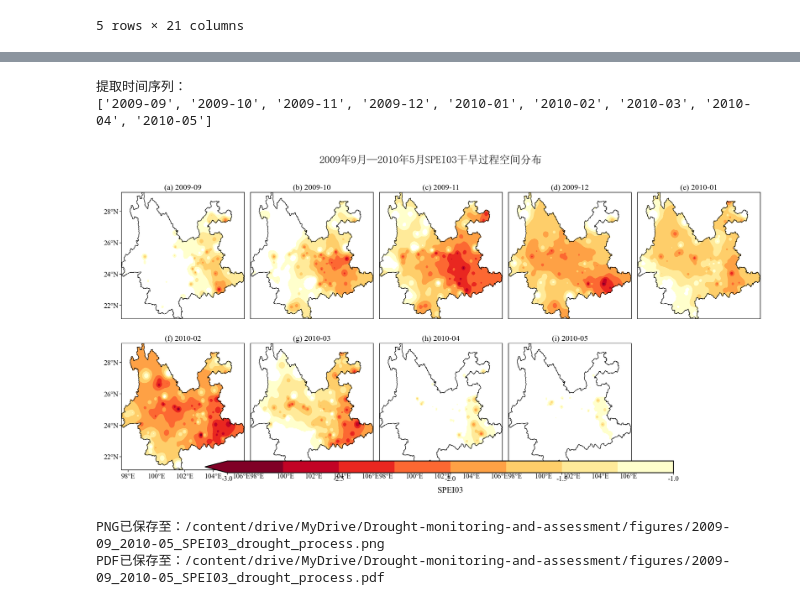
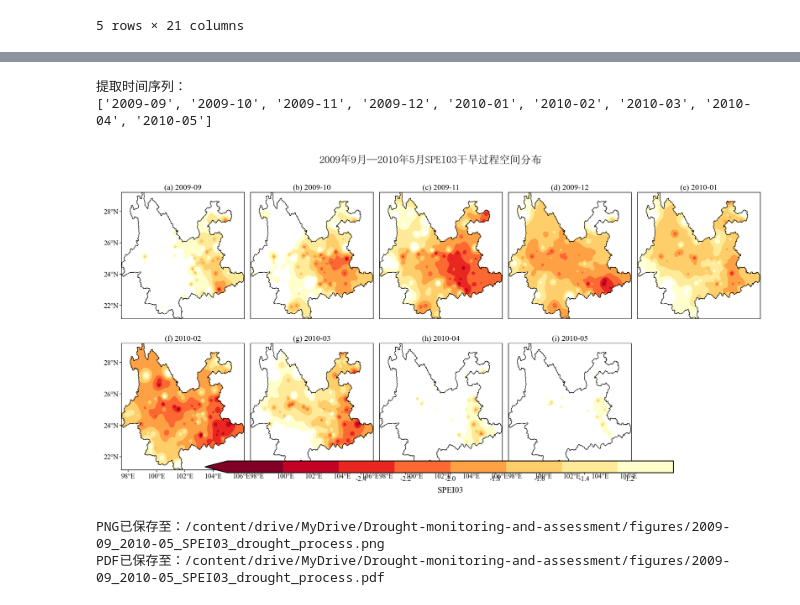
Before and after one commit to hongxu-yn/Drought-monitoring-and-assessment, a Jupyter notebook: src/气象干旱时空格局.ipynb, the cells around one changed output, grey strips where cells are left out. Cells and saved outputs as stored; diff of their text form; code cells hidden in the pictures.

```diff
--- a/src/气象干旱时空格局.ipynb
+++ b/src/气象干旱时空格局.ipynb
@@ -3013,7 +3013,7 @@ cbar = fig.colorbar(
     extend="min"
 )
 
-cbar_ticks = [-3.0, -2.5, -2.0, -1.5, -1.0]
+cbar_ticks = [-2.4,-2.2,-2.0, -1.8, -1.6, -1.4, -1.2]
 cbar.set_ticks(cbar_ticks)
 cbar.set_ticklabels([f"{v:.1f}" for v in cbar_ticks])
 cbar.ax.minorticks_off()
@@ -3031,33 +3031,33 @@ for label in cbar.ax.get_xticklabels():
     label.set_fontsize(6.5)
 
 # =====================================================
 # 11. 总标题与保存
 # =====================================================
 fig.suptitle(
     "2009年9月—2010年5月SPEI03干旱过程空间分布",
     fontproperties=font_zh,
     fontsize=10,
     y=0.98
 )
 
 plt.subplots_adjust(
     left=0.05,
     right=0.98,
     top=0.90,
     bottom=0.12,
     wspace=0.05,
     hspace=0.12
 )
 
 fig.savefig(out_png, dpi=300, bbox_inches="tight")
 fig.savefig(out_pdf, dpi=300, bbox_inches="tight")
 plt.show()
 
 print(f"PNG已保存至：{out_png}")
 print(f"PDF已保存至：{out_pdf}")
 # %% [output]
 提取时间序列：
 ['2009-09', '2009-10', '2009-11', '2009-12', '2010-01', '2010-02', '2010-03', '2010-04', '2010-05']
-[figure, old version]
+[figure, new version]
 PNG已保存至：/content/drive/MyDrive/Drought-monitoring-and-assessment/figures/2009-09_2010-05_SPEI03_drought_process.png
 PDF已保存至：/content/drive/MyDrive/Drought-monitoring-and-assessment/figures/2009-09_2010-05_SPEI03_drought_process.pdf
```
